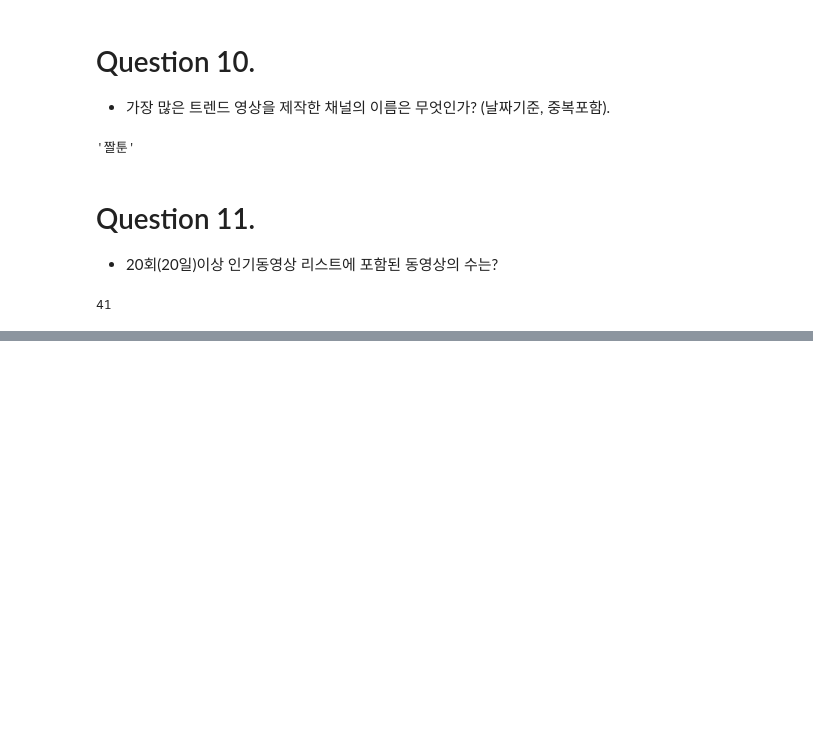
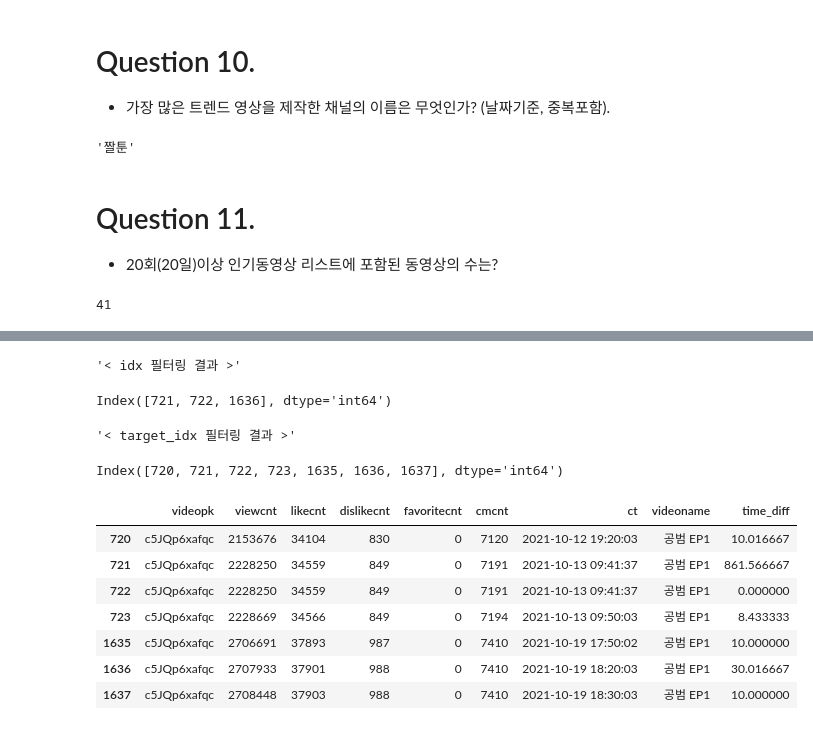
Before and after one commit to LWH4Data/Certifications, a Jupyter notebook: 빅분기/01_작업 1유형/sol.ipynb, the cells around one changed output, grey strips where cells are left out. Cells and saved outputs as stored; diff of their text form; code cells hidden in the pictures; blank space fills up the shorter version.

```diff
--- a/빅분기/01_작업 1유형/sol.ipynb
+++ b/빅분기/01_작업 1유형/sol.ipynb
@@ -277,0 +310,10 @@ len(Ans)
+# %%
+# 1. 두 데이터프레임의 ct 컬럼을 datetime으로 변환
+channel['ct'] = pd.to_datetime(channel['ct'])
+video['ct'] = pd.to_datetime(video['ct'])
+# print(channel['ct'].dtype)
+# print(video['ct'].dtype)
+
+# 2. video 데이터프레임의 videoname 컬럼의 범주별 빈도 확인.
+Ans = video.groupby('videoname').size()
+print(Ans)
@@ -277,0 +423,56 @@ len(Ans)
+# %%
+# 1. videoname이 공범 EP1인 데이터만을 필터링
+# 놀랍게도 ' 공범 EP1'로 필터링해야 한다. (따라서 str.strip()을 통해 깔끔하게 필터링한다).
+target = video.loc[video['videoname'].str.strip() == '공범 EP1'].copy()
+
+# 2. 날짜 기준으로 차이를 계산해야 하기 때문에 날짜 기준 정렬.
+#   - reset_index(): 현재기준 전과 후의 행도 필터링해야하기 때문에 index를 사용하는 경우 발생
+#       -> 따라서 현재 문제에서는 sort 후 index를 재정리 해 둘 필요가 있음.
+target = target.sort_values('ct').reset_index(drop = True)
+
+# 3. 추출한 데이터프레임 target에서 시간 차이를 계산하여 새로운 컬럼 생성.
+#   - dt.total_seconds(): datetime의 차이를 초 단위로 변환해 준다.
+'''
+< datetime의 자료형 >
+1. 일반 datetime
+    - 일반 datetime의 자료형은 datetime.datetime이다.
+2. datetime 끼리의 차이
+    - datetime으로 계산한 datetime의 차이는 자료형이 datetime.timedelta이다.
+
+** 결론 **
+- dt.total_seconds()는 정확히는 datetime의 차이를 초단위로 변환해 주기에 datetime.timedelta에 적용되는 함수이다.
+'''
+target['time_diff'] = target['ct'].diff().dt.total_seconds() / 60
+
+# 4. 5분 이하, 20분 이상에 속하는 데이터의 index를 필터링하여 idx 추출
+#   - index를 필터링하는 이유는 전과 후의 데이터도 추출해야하기 때문에 위치기반 추출(iloc)을 해야한다.
+#   - (정확히는 정수형 필터링은 loc도 가능하지만 index를 사용하니 iloc을 사용하는 것이 형식상 맞다 이해하면 된다.)
+#   - 이때 idx는 `.index`로 필터링된 index 객체이다. (Series 아님).
+idx = target.loc[(target['time_diff'] <= 5) | (target['time_diff'] >= 20)].index
+display('< idx 필터링 결과 >', idx)
+
+# 5. 추출한 index를 기반으로 전과 후의 index를 필터링
+#   - target_idx 또한 idx를 기반으로 추출된 index 객체이다. (Series 아님).
+target_idx = idx.union(idx - 1).union(idx + 1)
+display('< target_idx 필터링 결과 >', target_idx)
+
+# 6. 추출한 index 중 범위 기준(0과 len(target) 사이)을 만족하는 index만 필터링
+target_idx = target_idx[(target_idx >= 0) & (target_idx < len(target))]
+
+# 7. 결과 출력
+#   - 굳이 target_idx를 정렬해 줄 필요는 없다. 그럼에도 한 이유는 날짜(ct)로 정렬되어 보기에 하기 위함이다.
+Ans = target.iloc[target_idx.sort_values()]
+Ans
+# %% [output]
+'< idx 필터링 결과 >'
+Index([721, 722, 1636], dtype='int64')
+'< target_idx 필터링 결과 >'
+Index([720, 721, 722, 723, 1635, 1636, 1637], dtype='int64')
+|  | videopk | viewcnt | likecnt | dislikecnt | favoritecnt | cmcnt | ct | videoname | time_diff |
+| 720 | c5JQp6xafqc | 2153676 | 34104 | 830 | 0 | 7120 | 2021-10-12 19:20:03 | 공범 EP1 | 10.016667 |
+| 721 | c5JQp6xafqc | 2228250 | 34559 | 849 | 0 | 7191 | 2021-10-13 09:41:37 | 공범 EP1 | 861.566667 |
+| 722 | c5JQp6xafqc | 2228250 | 34559 | 849 | 0 | 7191 | 2021-10-13 09:41:37 | 공범 EP1 | 0.000000 |
+| 723 | c5JQp6xafqc | 2228669 | 34566 | 849 | 0 | 7194 | 2021-10-13 09:50:03 | 공범 EP1 | 8.433333 |
+| 1635 | c5JQp6xafqc | 2706691 | 37893 | 987 | 0 | 7410 | 2021-10-19 17:50:02 | 공범 EP1 | 10.000000 |
+| 1636 | c5JQp6xafqc | 2707933 | 37901 | 988 | 0 | 7410 | 2021-10-19 18:20:03 | 공범 EP1 | 30.016667 |
+| 1637 | c5JQp6xafqc | 2708448 | 37903 | 988 | 0 | 7410 | 2021-10-19 18:30:03 | 공범 EP1 | 10.000000 |
```
Also changed, not shown: parts of 13 cells of this notebook.
